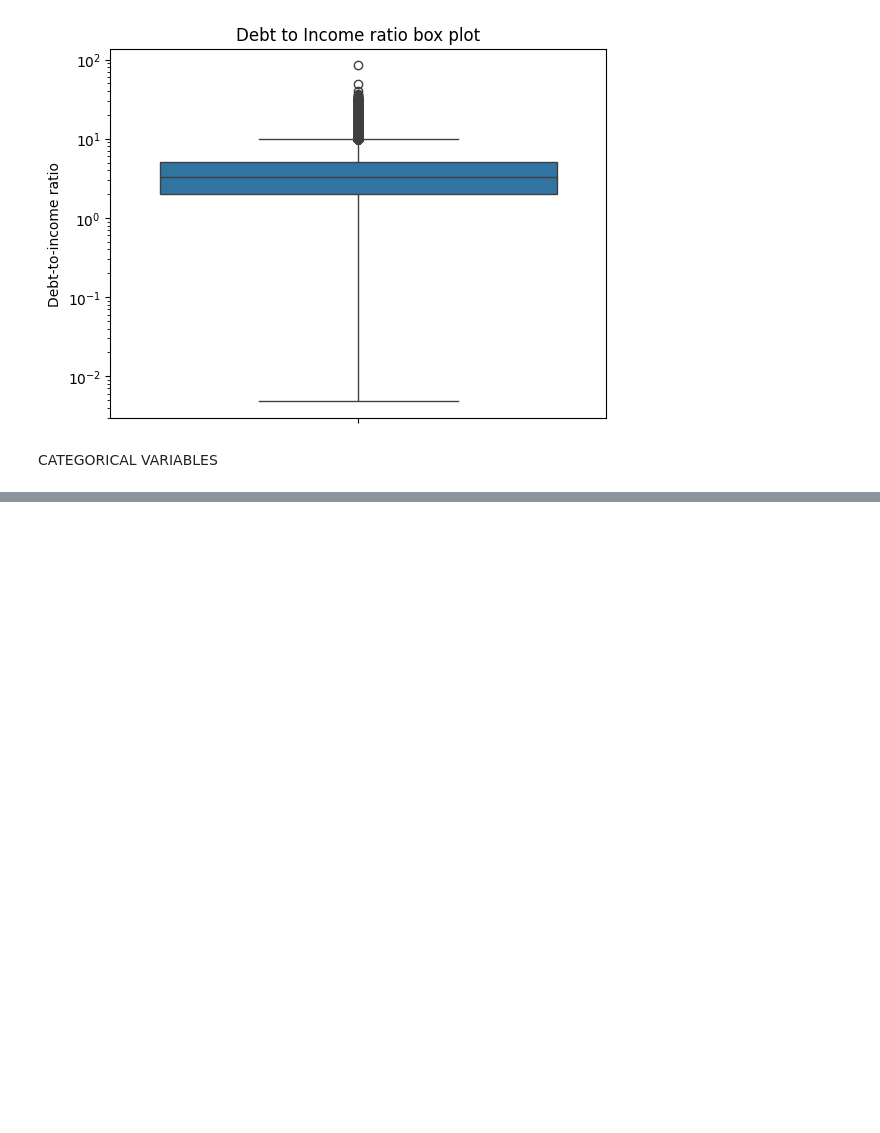
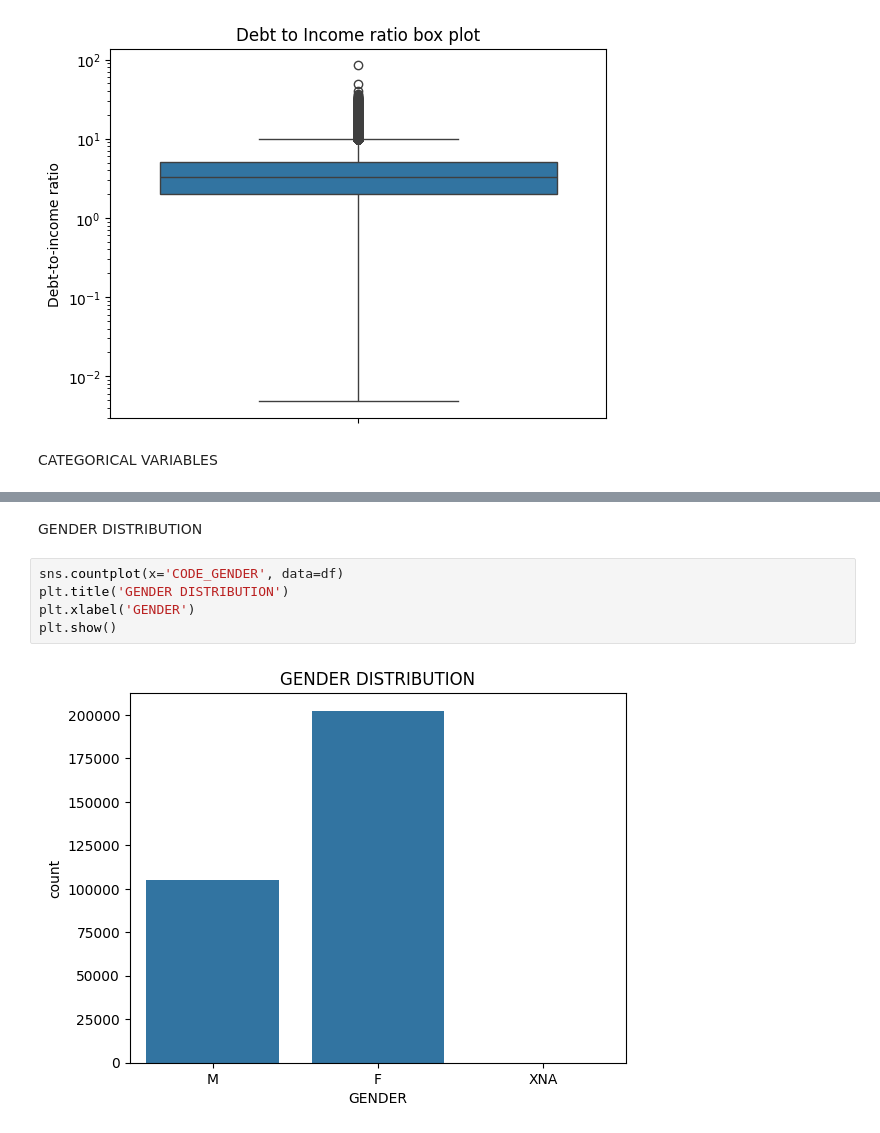
Before and after one commit to atharva3428/home-credit-analysis, a Jupyter notebook: analysis.ipynb, the cells around one changed output, grey strips where cells are left out. Cells and saved outputs as stored; diff of their text form; blank space fills up the shorter version.

```diff
--- a/analysis.ipynb
+++ b/analysis.ipynb
@@ -175,0 +165,9 @@ CATEGORICAL VARIABLES
+# %% [markdown]
+GENDER DISTRIBUTION
+# %%
+sns.countplot(x='CODE_GENDER', data=df)
+plt.title('GENDER DISTRIBUTION')
+plt.xlabel('GENDER')
+plt.show()
+# %% [output]
+[figure, added]
```
Also changed, not shown: parts of 8 cells of this notebook.
